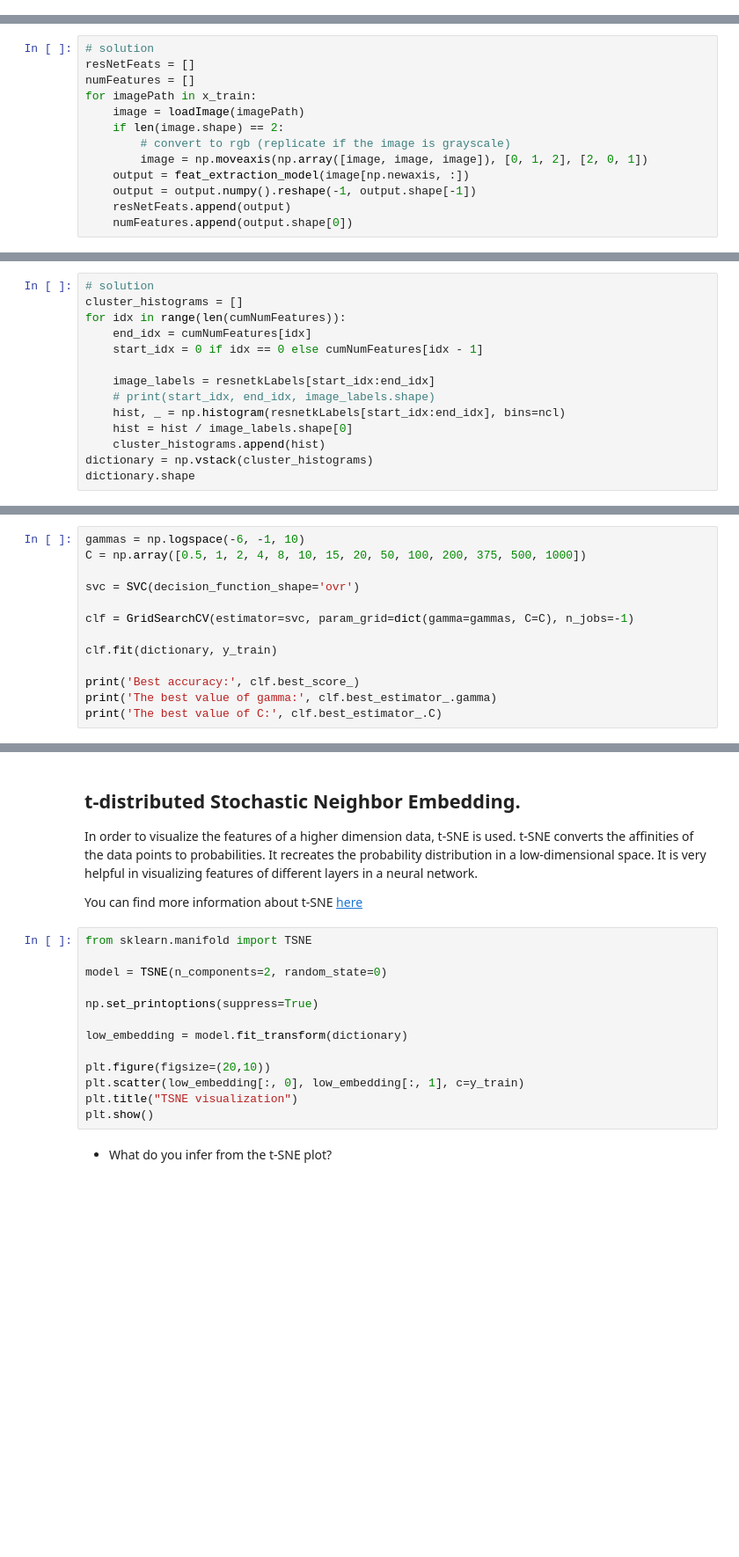
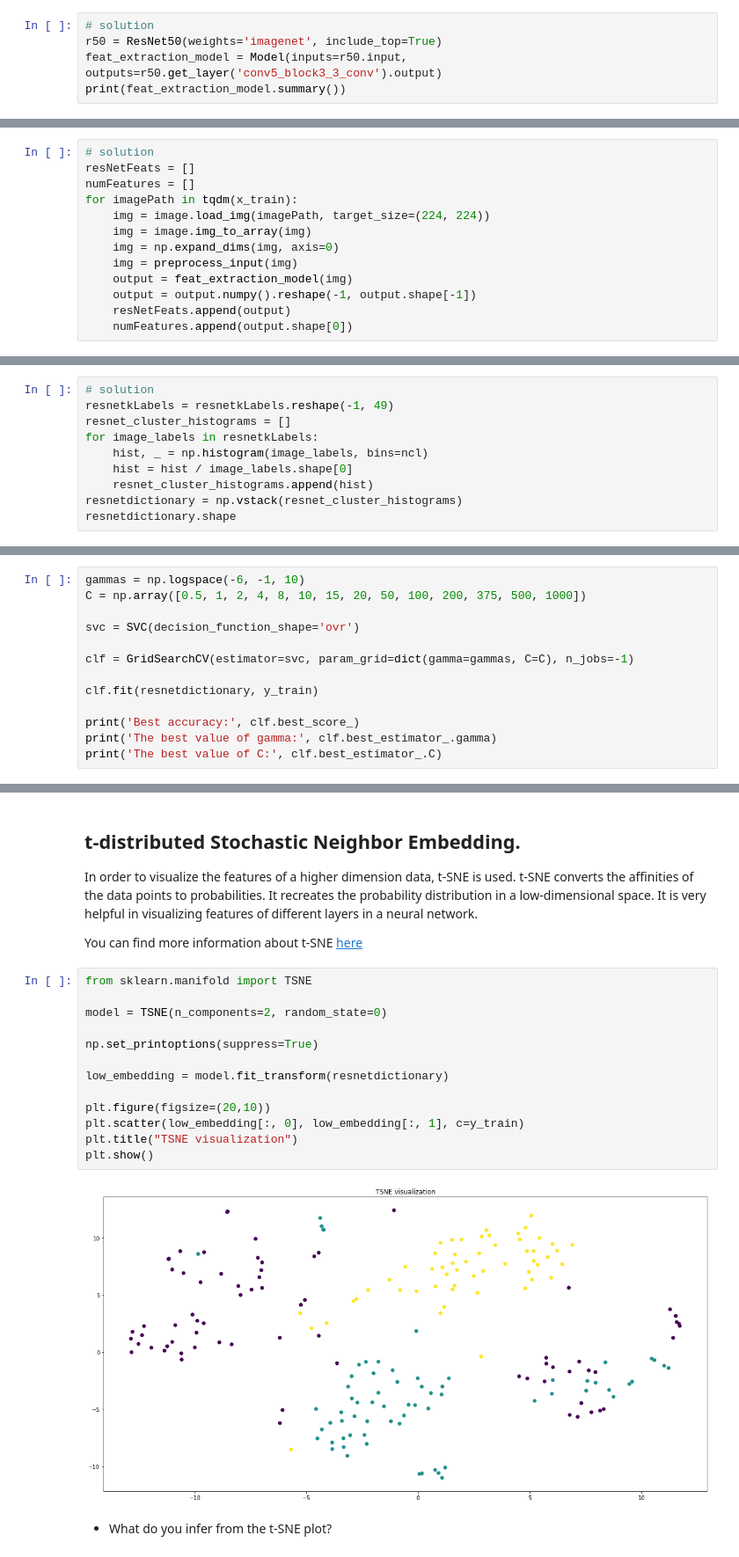
Before and after one commit to UPC-MAI-GitHub/MAI-CV, a Jupyter notebook: P7/p7_image_classification_using_BoVW.ipynb, the cells around one changed output, grey strips where cells are left out. Shown at 88% size. Drawn from its saved outputs; the diff is of its cells as text; blank space fills up the shorter version.

```diff
--- a/P7/p7_image_classification_using_BoVW.ipynb
+++ b/P7/p7_image_classification_using_BoVW.ipynb
@@ -237,0 +237,5 @@ feat_extraction_model = ResNet50(weights='imagenet', include_top=False)
+# %%
+# solution
+r50 = ResNet50(weights='imagenet', include_top=True)
+feat_extraction_model = Model(inputs=r50.input, outputs=r50.get_layer('conv5_block3_3_conv').output)
+print(feat_extraction_model.summary())
@@ -239,12 +261,12 @@ feat_extraction_model = ResNet50(weights='imagenet', include_top=False)
 # solution
 resNetFeats = []
 numFeatures = []
-for imagePath in x_train:
-    image = loadImage(imagePath)
-    if len(image.shape) == 2:
-        # convert to rgb (replicate if the image is grayscale)
-        image = np.moveaxis(np.array([image, image, image]), [0, 1, 2], [2, 0, 1])
-    output = feat_extraction_model(image[np.newaxis, :])
+for imagePath in tqdm(x_train):
+    img = image.load_img(imagePath, target_size=(224, 224))
+    img = image.img_to_array(img)
+    img = np.expand_dims(img, axis=0)
+    img = preprocess_input(img)
+    output = feat_extraction_model(img)
     output = output.numpy().reshape(-1, output.shape[-1])
     resNetFeats.append(output)
     numFeatures.append(output.shape[0])
@@ -266,15 +288,11 @@ resnetkLabels = clusteringResNetFeats.fit_predict(stackedResNetFeats)
 # %%
 # solution
-cluster_histograms = []
-for idx in range(len(cumNumFeatures)):
-    end_idx = cumNumFeatures[idx]
-    start_idx = 0 if idx == 0 else cumNumFeatures[idx - 1]
-
-    image_labels = resnetkLabels[start_idx:end_idx]
-    # print(start_idx, end_idx, image_labels.shape)
-    hist, _ = np.histogram(resnetkLabels[start_idx:end_idx], bins=ncl)
+resnetkLabels = resnetkLabels.reshape(-1, 49)
+resnet_cluster_histograms = []
+for image_labels in resnetkLabels:
+    hist, _ = np.histogram(image_labels, bins=ncl)
     hist = hist / image_labels.shape[0]
-    cluster_histograms.append(hist)
-dictionary = np.vstack(cluster_histograms)
-dictionary.shape
+    resnet_cluster_histograms.append(hist)
+resnetdictionary = np.vstack(resnet_cluster_histograms)
+resnetdictionary.shape
 # %% [output]
@@ -306,7 +307,7 @@ svc = SVC(decision_function_shape='ovr')
 
 clf = GridSearchCV(estimator=svc, param_grid=dict(gamma=gammas, C=C), n_jobs=-1)
 
-clf.fit(dictionary, y_train)
+clf.fit(resnetdictionary, y_train)
 
 print('Best accuracy:', clf.best_score_)
 print('The best value of gamma:', clf.best_estimator_.gamma)
@@ -364,16 +376,18 @@ You can find more information about t-SNE [here](https://scikit-learn.org/stable
 # %%
 from sklearn.manifold import TSNE
 
 model = TSNE(n_components=2, random_state=0)
 
 np.set_printoptions(suppress=True)
 
-low_embedding = model.fit_transform(dictionary)
+low_embedding = model.fit_transform(resnetdictionary)
 
 plt.figure(figsize=(20,10))
 plt.scatter(low_embedding[:, 0], low_embedding[:, 1], c=y_train)
 plt.title("TSNE visualization")
 plt.show()
+# %% [output]
+[figure, added]
 # %% [markdown]
 *   What do you infer from the t-SNE plot?
 # %% [markdown]
```
Also changed, not shown: parts of 15 cells of this notebook.
